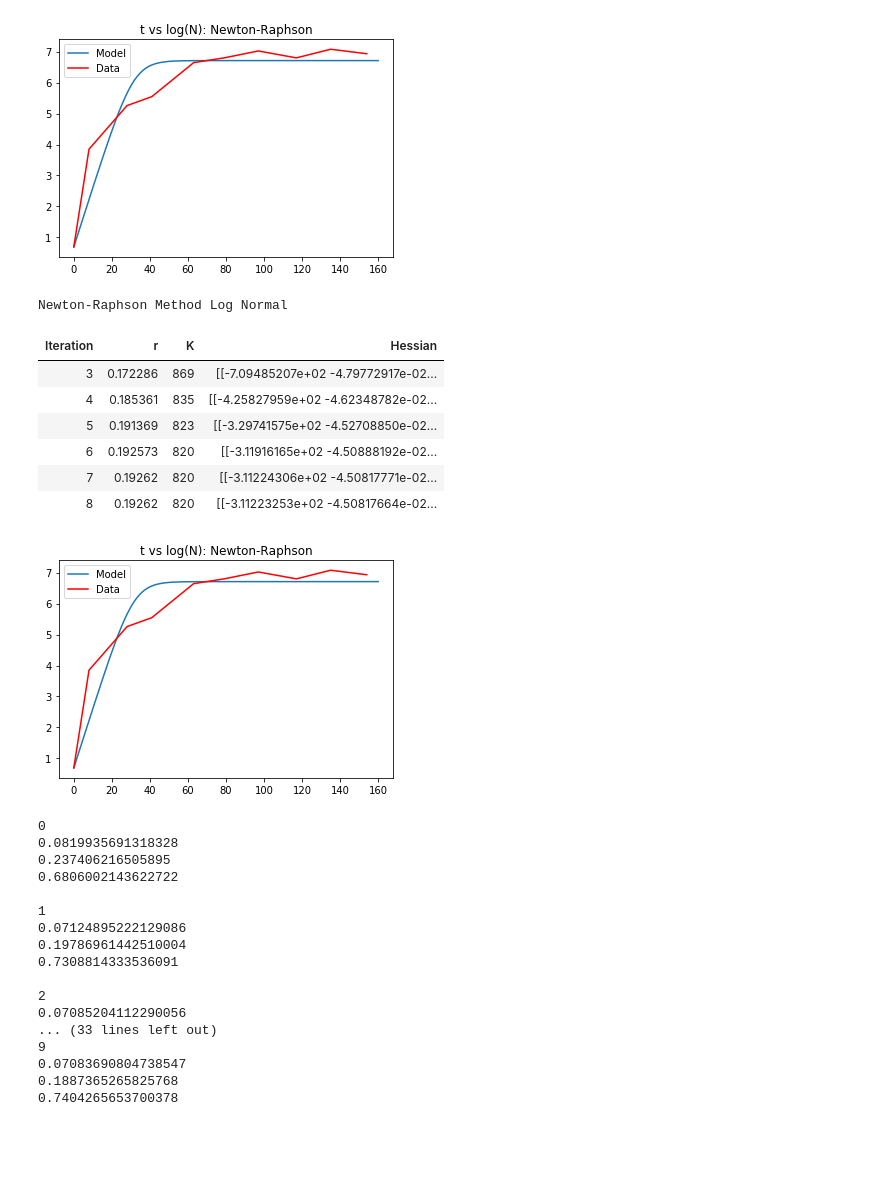
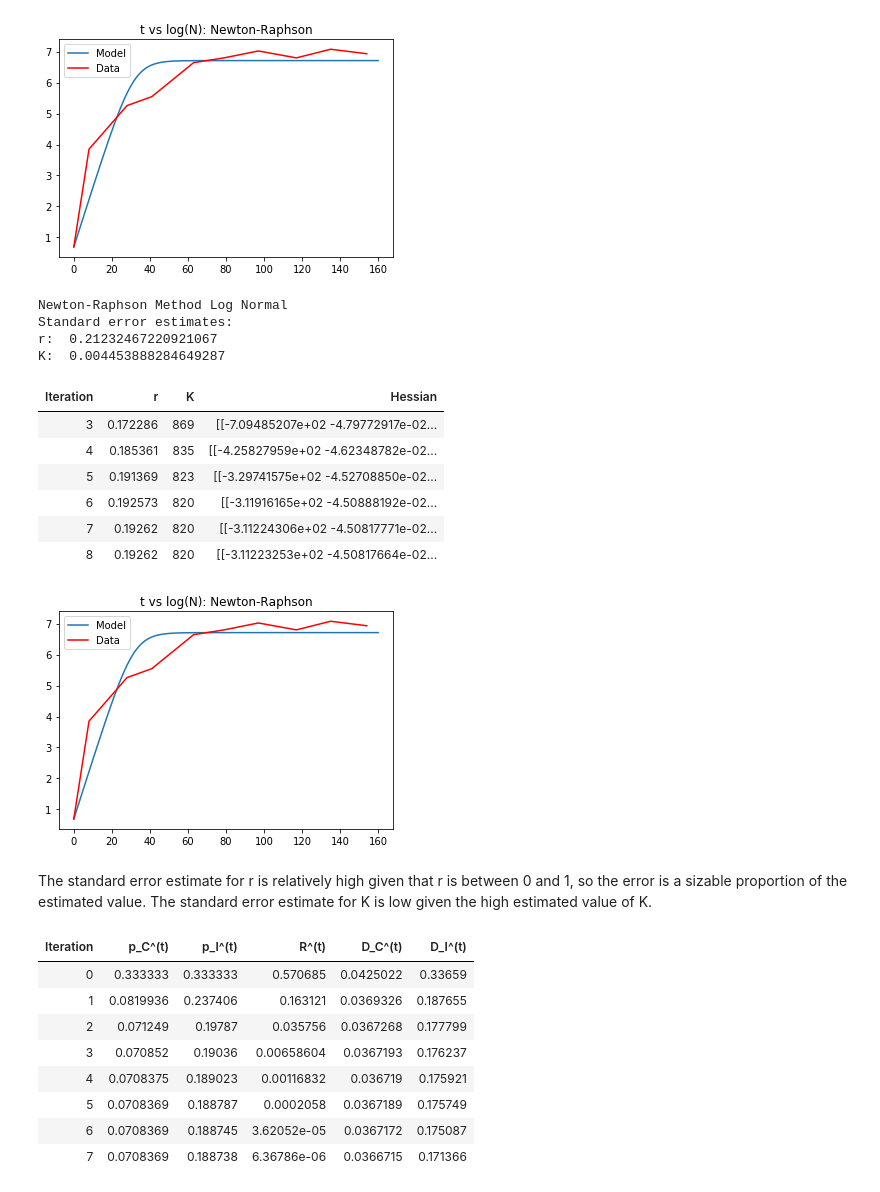
Before and after one commit to claytonfields/Math572, a Jupyter notebook: Fields_HW05.ipynb, the cells around one changed output. Saved outputs shown, nothing was run; the diff lists cells and outputs as text; code cells hidden in the pictures; blank space fills up the shorter version.

```diff
--- a/Fields_HW05.ipynb
+++ b/Fields_HW05.ipynb
@@ -83,16 +83,18 @@ A = np.hstack((dNdr(N_0,K,r,t),dNdK(N_0,K,r,t)))
 x = N-N_t(N_0,K,r,t)
 ls = [[0,r,K]]
 maxiter = 10
-
+H = []
 #Implement Gauss Newton Method
 print('Gauss-Newton Method')
 for i in range(maxiter):
 #     print("r: %.3f, K: %d" %(theta[0],np.round(theta[1])))
     theta = theta+inv(A.T@A)@(A.T@x)
+    H.append(inv(A.T@A)@(A.T@x))
     A = np.hstack((dNdr(N_0,theta[1],theta[0],t),dNdK(N_0,theta[1],theta[0],t)))
     x = N-N_t(N_0,theta[1],theta[0],t)
     ls.append([i+1,theta[0],np.round(theta[1])])
 
+# stderrA = np.sqrt(np.diag(H[-1]))
 domain = np.linspace(0,160,300)
 plt.plot(domain,N_t(N_0,1024,.118,domain))
 plt.plot(t,N,'r-')
@@ -275,12 +277,20 @@ plt.plot(t,log(N),'r-')
 plt.title('t vs log(N): Newton-Raphson')
 plt.legend(('Model','Data'))
 
+stderr = np.sqrt(np.diag(-H[-1]))
+print('Standard error estimates: ')
+print('r: ',stderr[0,0])
+print('K: ',stderr[1,1])
+
 df = pd.DataFrame(ls[3:], columns = ['Iteration','r','K','Hessian'])
 df = df.style.hide_index()
 df = df.set_table_styles([dict(selector='th', props=[('text-align', 'center')])])
 df
 # %% [output]
 Newton-Raphson Method Log Normal
+Standard error estimates:
+r:  0.21232467220921067
+K:  0.004453888284649287
 | Iteration | r | K | Hessian |
 | 3 | 0.172286 | 869 | [[-7.09485207e+02 -4.79772917e-02... |
 | 4 | 0.185361 | 835 | [[-4.25827959e+02 -4.62348782e-02... |
@@ -289,6 +299,8 @@ Newton-Raphson Method Log Normal
 | 7 | 0.19262 | 820 | [[-3.11224306e+02 -4.50817771e-02... |
 | 8 | 0.19262 | 820 | [[-3.11223253e+02 -4.50817664e-02... |
 [figure]
+# %% [markdown]
+The standard error estimate for r is relatively high given that r is between 0 and 1, so the error is a sizable proportion of the estimated value. The standard error estimate for K is low given the high estimated value of K.
 # %%
 """
 Problem 02: From example 4.2
@@ -323,54 +335,53 @@ pc = pi = pt = .333333
 
 k=0
 pcl = [pc]
 pil = [pi]
 ptl = [pt]
+ls=[]
 
+#Implement EM algorithm
 print()
 for i in range(10):
     #E step
     ncc = ENcc(nc,pc,pi,pt)
     nci = ENci(nc,pc,pi,pt)
     nct = ENct(nc,pc,pi,pt)
     nii = ENii(ni,pi,pt)
     nit = ENit(ni,pi,pt)
     #Mstep
     pc = p_c(ncc,nci,nct)
     pi = p_i(nii,nit,nci)
     pt = p_t(nit,nct,ntt)
 
     pcl.append(pc)
     pil.append(pi)
     ptl.append(pt)
-    print(k)
-    print(pc)
-    print(pi)
-    print(pt)
-#    print('Dc: ', dc)
-#    print('Di: ', di)
-    print()
     k+=1
 
 Dcl = []
 Dil = []
 for i in range(9):
     Dcl.append((pcl[i+1]-pcl[-1])/(pcl[i]-pcl[-1]))
     Dil.append((pil[i+1]-pil[-1])/(pil[i]-pil[-1]))
+
+p = np.hstack((np.array(pcl).reshape(11,1),np.array(pil).reshape(11,1)))
+R=[]
+for i in range(9):
+    R.append(norm(p[i+1].reshape(2,1)-p[i].reshape(2,1))/norm(p[i]))
+for i in range(9):
+    ls.append([i,pcl[i],pil[i],R[i],Dcl[i],Dil[i]])
+
+df = pd.DataFrame(ls[:-1], columns = ['Iteration','p_C^(t)','p_I^(t)','R^(t)','D_C^(t)','D_I^(t)'])
+df = df.style.hide_index()
+df = df.set_table_styles([dict(selector='th', props=[('text-align', 'center')])])
+df
 # %% [output]
-0
-0.0819935691318328
-0.237406216505895
-0.6806002143622722
-
-1
-0.07124895222129086
-0.19786961442510004
-0.7308814333536091
-
-2
-0.07085204112290056
-... (33 lines left out)
-9
-0.07083690804738547
-0.1887365265825768
-0.7404265653700378
+| Iteration | p_C^(t) | p_I^(t) | R^(t) | D_C^(t) | D_I^(t) |
+| 0 | 0.333333 | 0.333333 | 0.570685 | 0.0425022 | 0.33659 |
+| 1 | 0.0819936 | 0.237406 | 0.163121 | 0.0369326 | 0.187655 |
+| 2 | 0.071249 | 0.19787 | 0.035756 | 0.0367268 | 0.177799 |
+| 3 | 0.070852 | 0.19036 | 0.00658604 | 0.0367193 | 0.176237 |
+| 4 | 0.0708375 | 0.189023 | 0.00116832 | 0.036719 | 0.175921 |
+| 5 | 0.0708369 | 0.188787 | 0.0002058 | 0.0367189 | 0.175749 |
+| 6 | 0.0708369 | 0.188745 | 3.62052e-05 | 0.0367172 | 0.175087 |
+| 7 | 0.0708369 | 0.188738 | 6.36786e-06 | 0.0366715 | 0.171366 |
```
Also changed, not shown: parts of 3 cells of this notebook, 1 other file.
